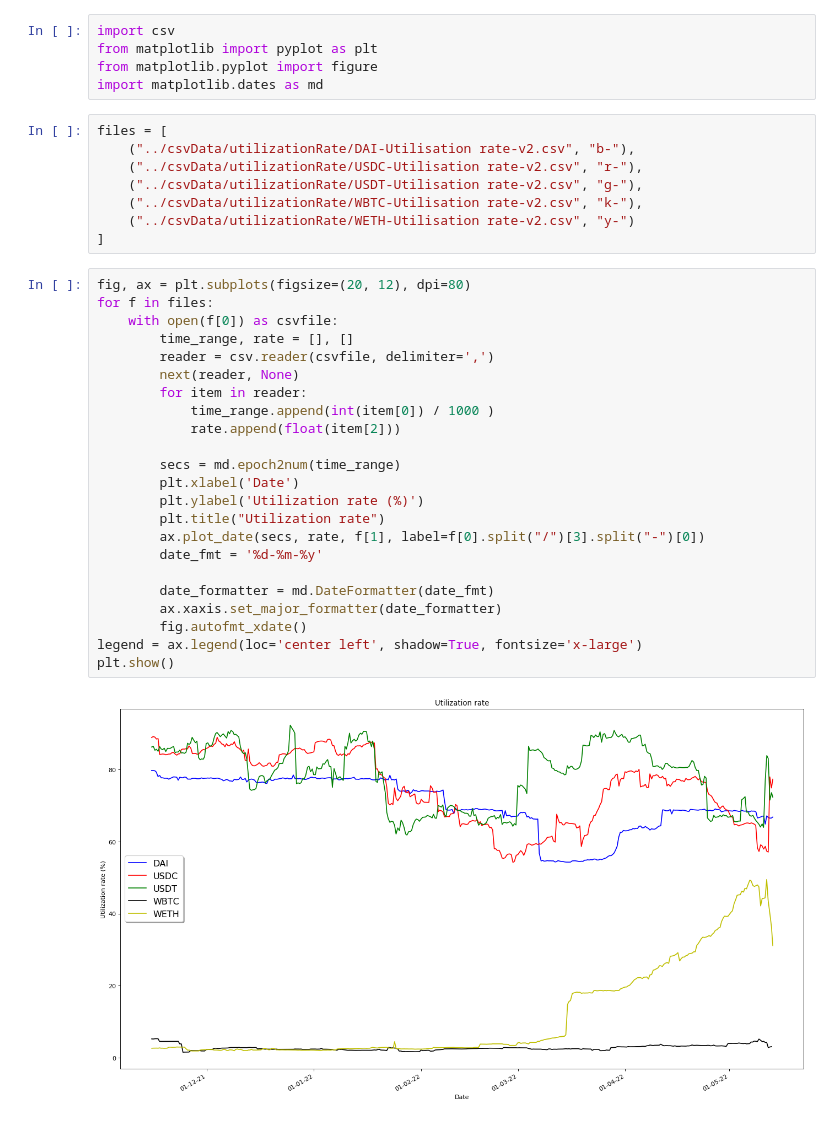
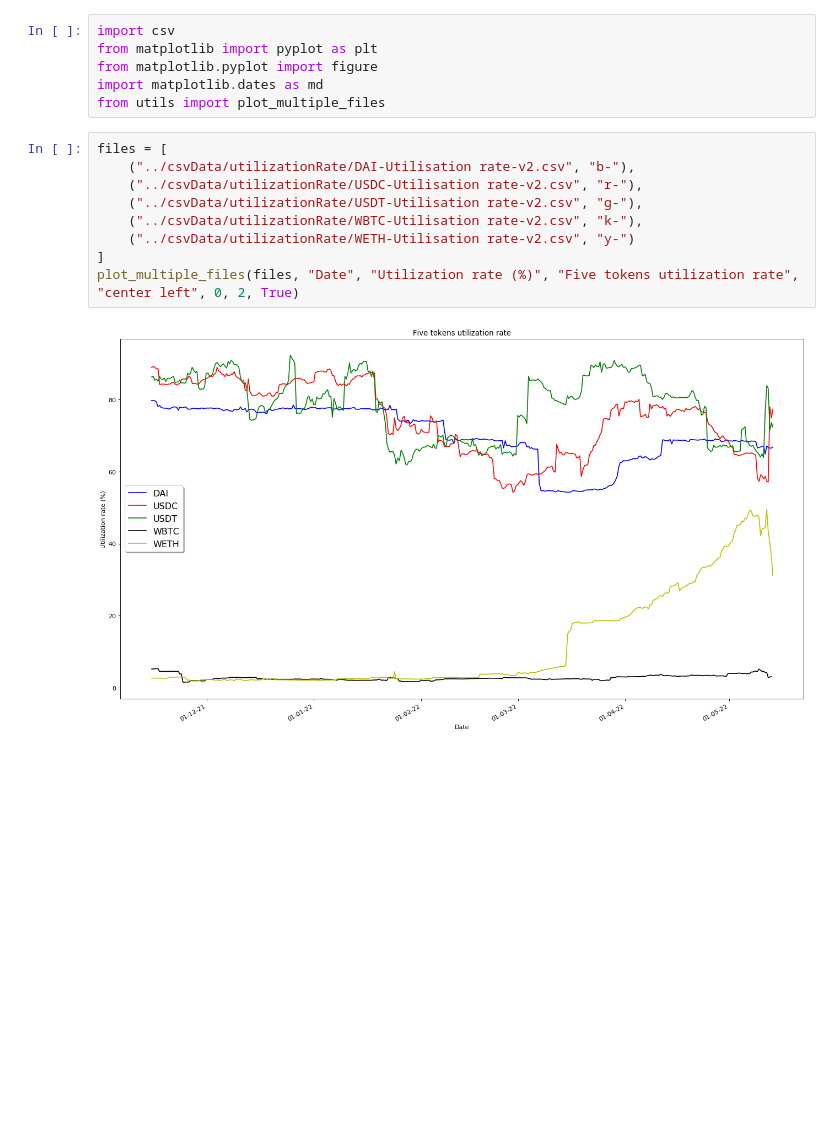
Before and after one commit to openVietAnh/defi-data-scraping, a Jupyter notebook: dataAnalysis/charts.ipynb, the cells around one changed output. Saved outputs shown, nothing was run; the diff lists cells and outputs as text; blank space fills up the shorter version.

Commit message:
clean plotting charts code

```diff
--- a/dataAnalysis/charts.ipynb
+++ b/dataAnalysis/charts.ipynb
@@ -3,39 +3,18 @@ import csv
 from matplotlib import pyplot as plt
 from matplotlib.pyplot import figure
 import matplotlib.dates as md
+from utils import plot_multiple_files
 # %%
 files = [
     ("../csvData/utilizationRate/DAI-Utilisation rate-v2.csv", "b-"),
     ("../csvData/utilizationRate/USDC-Utilisation rate-v2.csv", "r-"),
     ("../csvData/utilizationRate/USDT-Utilisation rate-v2.csv", "g-"),
     ("../csvData/utilizationRate/WBTC-Utilisation rate-v2.csv", "k-"),
     ("../csvData/utilizationRate/WETH-Utilisation rate-v2.csv", "y-")
 ]
+plot_multiple_files(files, "Date", "Utilization rate (%)", "Five tokens utilization rate", "center left", 0, 2, True)
+# %% [output]
+[figure, added]
-# %%
-fig, ax = plt.subplots(figsize=(20, 12), dpi=80)
-for f in files:
-    with open(f[0]) as csvfile:
-        time_range, rate = [], []
-        reader = csv.reader(csvfile, delimiter=',')
-        next(reader, None)
-        for item in reader:
-            time_range.append(int(item[0]) / 1000 )
-            rate.append(float(item[2]))
-
-        secs = md.epoch2num(time_range)
-        plt.xlabel('Date')
-        plt.ylabel('Utilization rate (%)')
-        plt.title("Utilization rate")
-        ax.plot_date(secs, rate, f[1], label=f[0].split("/")[3].split("-")[0])
-        date_fmt = '%d-%m-%y'
-
-        date_formatter = md.DateFormatter(date_fmt)
-        ax.xaxis.set_major_formatter(date_formatter)
-        fig.autofmt_xdate()
-legend = ax.legend(loc='center left', shadow=True, fontsize='x-large')
-plt.show()
-# %% [output]
-[figure, removed]
 # %%
 files = [
     ("../csvData/totalValueLocked/DAI-6m-TLV-v2.csv", "b-"),
```
Also changed, not shown: parts of 6 cells of this notebook, 4 other files.
